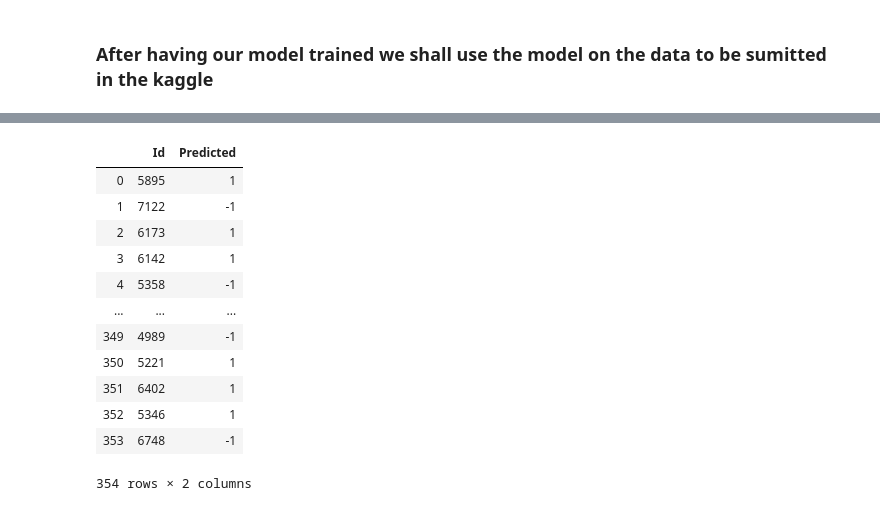
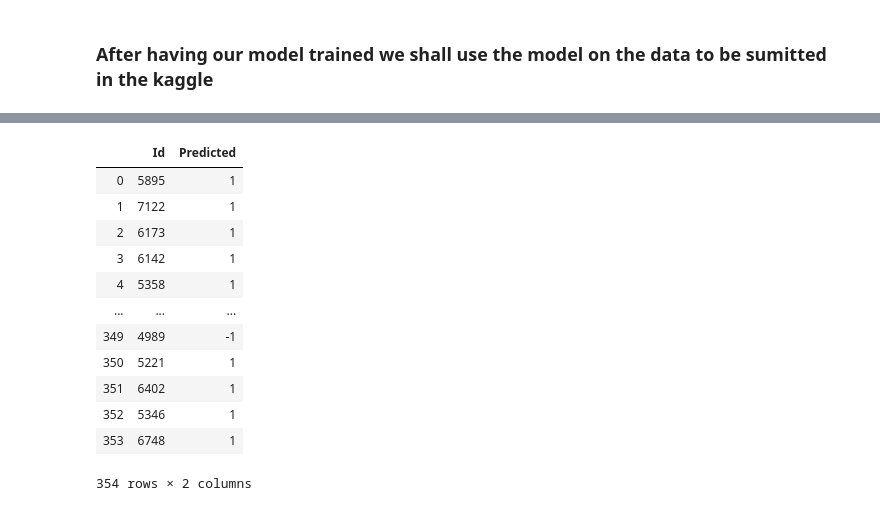
Before and after one commit to EdgarACarneiro/feup-ecac, a Jupyter notebook: project-competition/prediction.ipynb, the cells around one changed output, grey strips where cells are left out. Drawn from its saved outputs; the diff is of its cells as text; code cells hidden in the pictures.

```diff
--- a/project-competition/prediction.ipynb
+++ b/project-competition/prediction.ipynb
@@ -342,8 +402,8 @@ cv = KFold(n_splits=K_FOLD_NUM_SPLITS, random_state=SEED, shuffle=False)
 # classifier = DecisionTreeClassifier(criterion='entropy', min_samples_leaf=2, min_samples_split=10, splitter='best')
 # classifier = GradientBoostingClassifier(criterion='friedman_mse', learning_rate=0.7, loss='deviance',
 #                                         min_samples_leaf=2, min_samples_split=2, n_estimators=8, random_state=SEED)
-classifier = RandomForestClassifier(bootstrap=False, class_weight='balanced', criterion='gini', max_depth=2,
-                                    max_features='sqrt', min_samples_leaf=2, min_samples_split=5, n_estimators=8)
+classifier = RandomForestClassifier(bootstrap=False, class_weight='balanced_subsample', criterion='entropy', max_depth=2,
+                                    max_features='auto', min_samples_leaf=4, min_samples_split=10, n_estimators=6)
 
 
 # Applying Cross validation
@@ -414,40 +474,40 @@ display(test_dataset.head())
 # %%
 final_df = pd.DataFrame()
 
 if USE_PCA:
     # Using train PCA and classifying
     scaler=StandardScaler()
     X_test_scaled=scaler.fit_transform(test_dataset)
     predictions_df = pd.DataFrame(data = pca.transform(X_test_scaled))
     display(predictions_df)
 
     final_df['Predicted'] = classifier.predict(predictions_df)
     final_df['Id'] = ids['loan_id']
 
 else:
     predictions_df = test_dataset.copy()
     predictions_df['Predicted'] = classifier.predict(predictions_df)
-    final_df = ids.merge(predictions_df, on=['amount', 'average salary ', 'last_ballance'])
+    final_df = ids.merge(predictions_df, on=['amount', 'average salary ', 'last_balance'])
     final_df = final_df[['loan_id', 'Predicted']]\
                         .rename(columns={
                             'loan_id': 'Id'
                         })\
                         .drop_duplicates()
 
 display(final_df)
 # %% [output]
 |  | Id | Predicted |
 | 0 | 5895 | 1 |
-| 1 | 7122 | -1 |
+| 1 | 7122 | 1 |
 | 2 | 6173 | 1 |
 | 3 | 6142 | 1 |
-| 4 | 5358 | -1 |
+| 4 | 5358 | 1 |
 | ... | ... | ... |
 | 349 | 4989 | -1 |
 | 350 | 5221 | 1 |
 | 351 | 6402 | 1 |
 | 352 | 5346 | 1 |
-| 353 | 6748 | -1 |
+| 353 | 6748 | 1 |
 354 rows × 2 columns
 # %%
 # Outputting predictions to .csv
```
Also changed, not shown: parts of 4 cells of this notebook, 3 other files.
